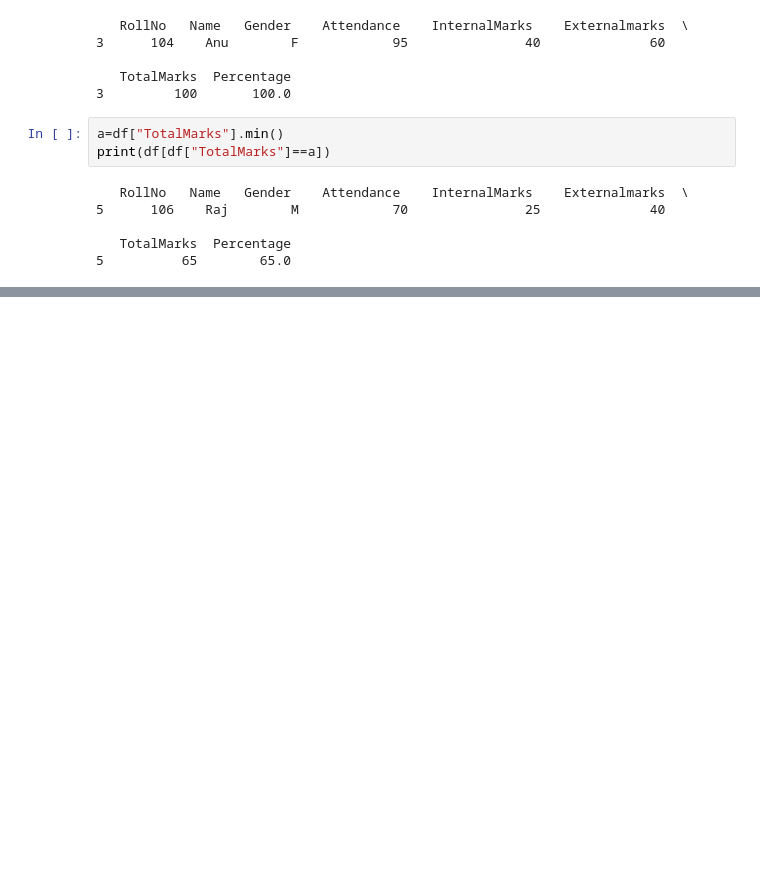
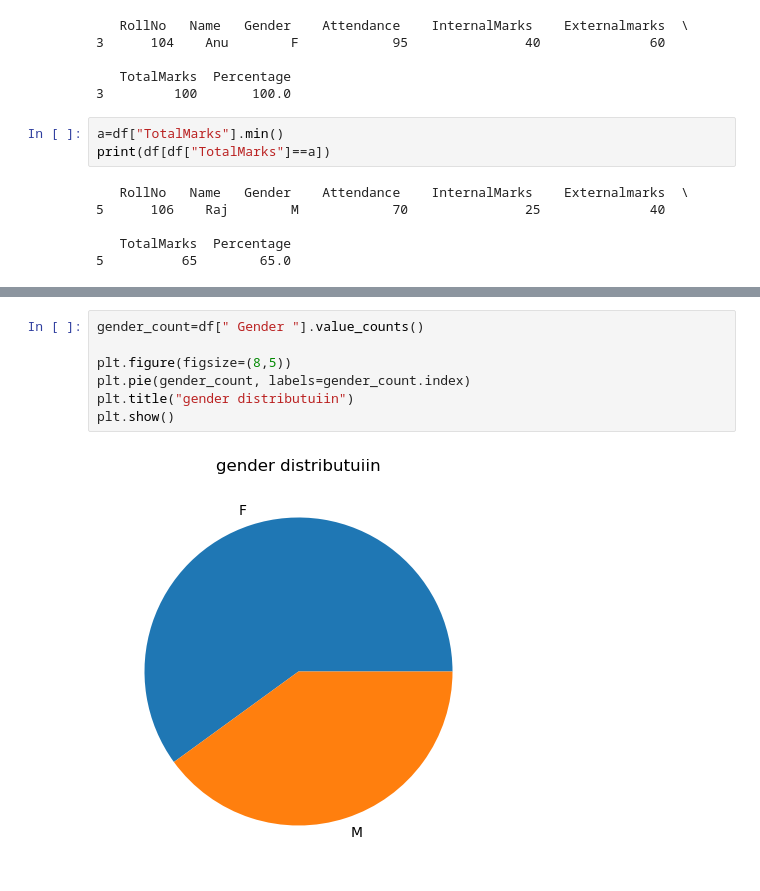
Before and after one commit to Azth1234/MachineLearning, a Jupyter notebook: Untitled.ipynb, the cells around one changed output, grey strips where cells are left out. Drawn from its saved outputs; the diff is of its cells as text; blank space fills up the shorter version.

```diff
--- a/Untitled.ipynb
+++ b/Untitled.ipynb
@@ -259,0 +330,9 @@ print(df[df["TotalMarks"]==a])
+# %%
+gender_count=df[" Gender "].value_counts()
+
+plt.figure(figsize=(8,5))
+plt.pie(gender_count, labels=gender_count.index)
+plt.title("gender distributuiin")
+plt.show()
+# %% [output]
+[figure, added]
```
Also changed, not shown: parts of 14 cells of this notebook.
